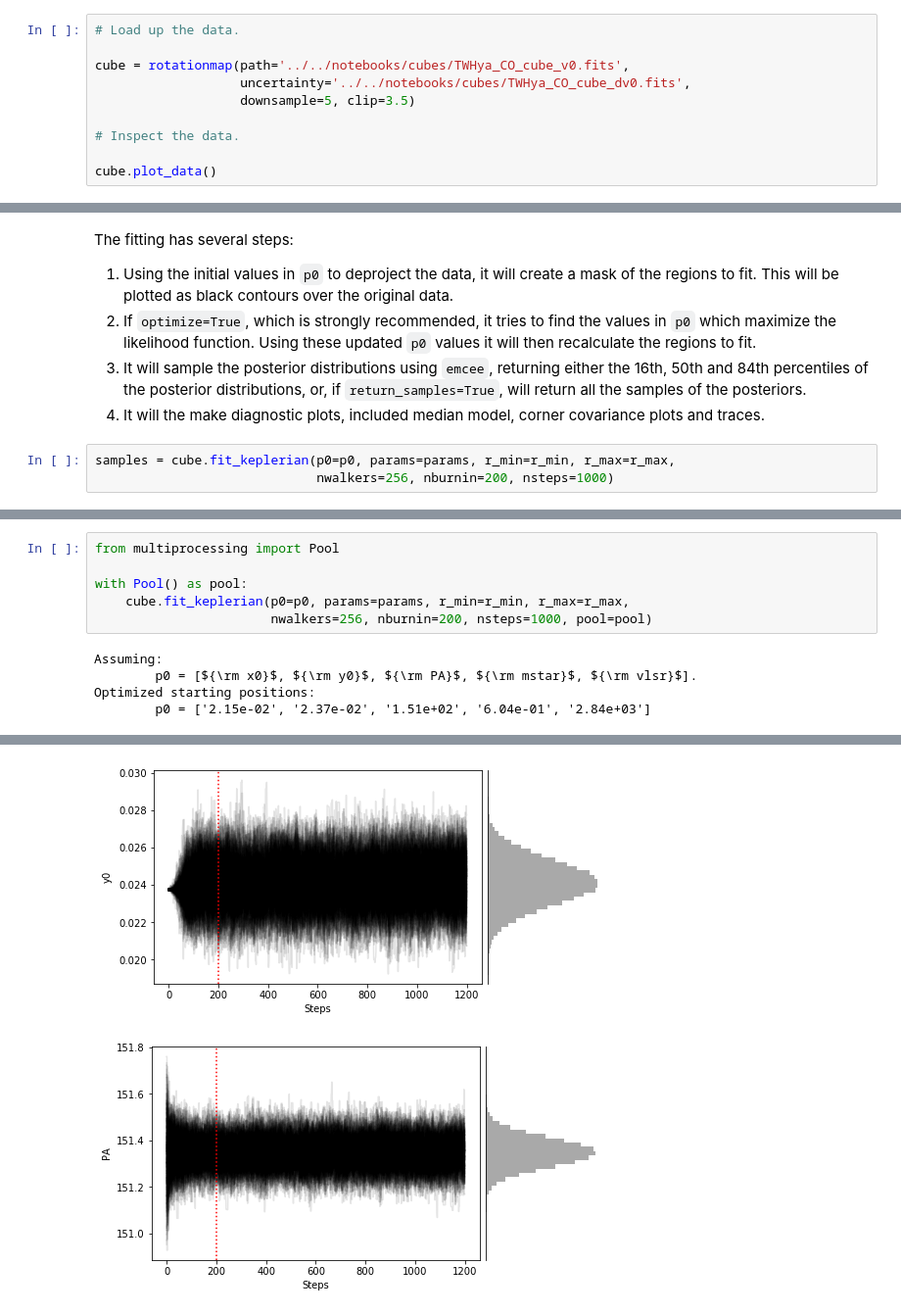
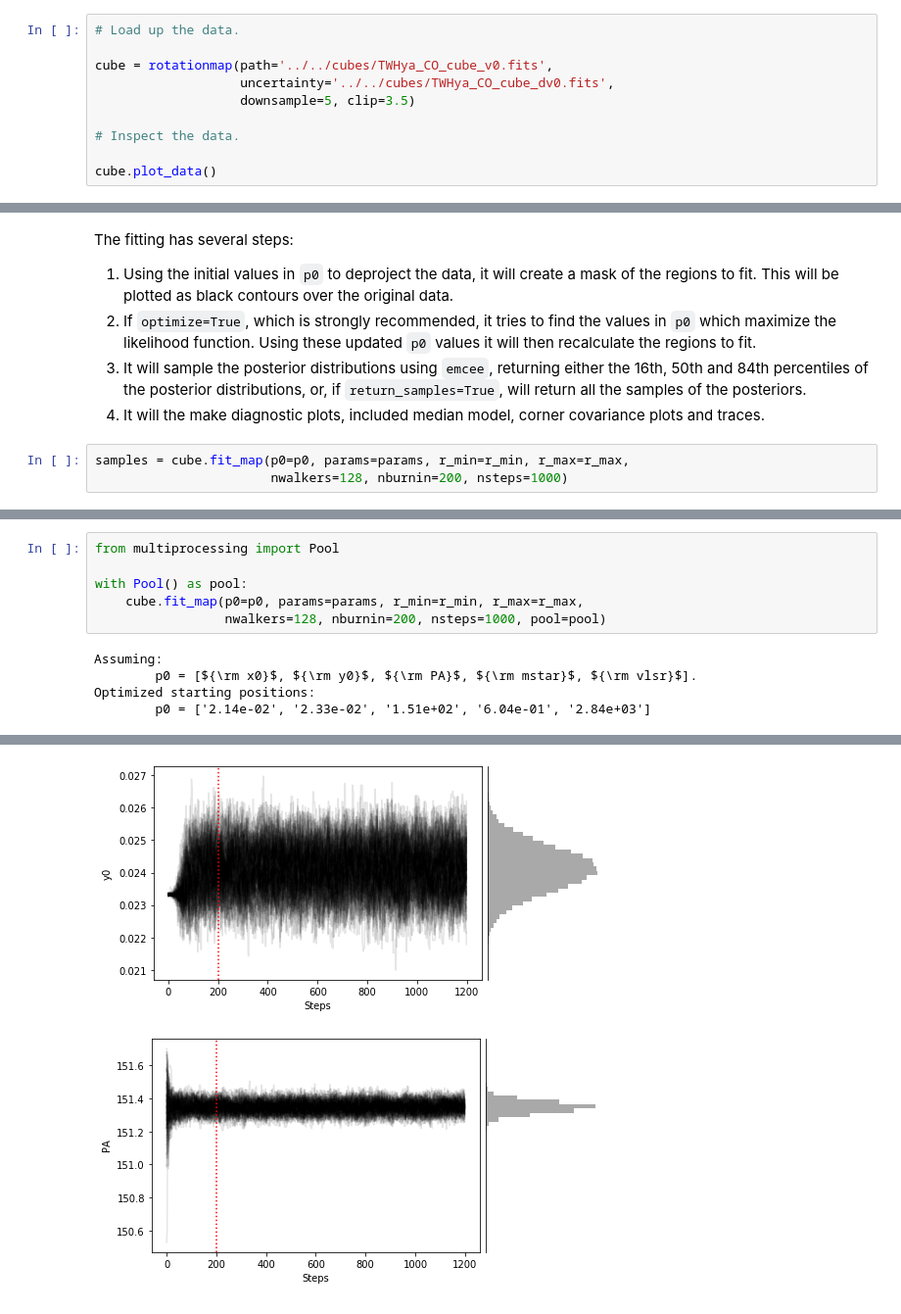
Before and after one commit to richteague/eddy, a Jupyter notebook: docs/tutorials/fitcube_1.ipynb, the cells around one changed output, grey strips where cells are left out. Shown at 98% size. Drawn from its saved outputs; the diff is of its cells as text.

```diff
--- a/docs/tutorials/fitcube_1.ipynb
+++ b/docs/tutorials/fitcube_1.ipynb
@@ -26,8 +26,8 @@ Using the `clip` argument we have also clipped the cube down to the region of in
 # %%
 # Load up the data.
 
-cube = rotationmap(path='../../notebooks/cubes/TWHya_CO_cube_v0.fits',
-                   uncertainty='../../notebooks/cubes/TWHya_CO_cube_dv0.fits',
+cube = rotationmap(path='../../cubes/TWHya_CO_cube_v0.fits',
+                   uncertainty='../../cubes/TWHya_CO_cube_dv0.fits',
                    downsample=5, clip=3.5)
 
 # Inspect the data.
@@ -84,8 +84,8 @@ The fitting has several steps:
 3. It will sample the posterior distributions using `emcee`, returning either the 16th, 50th and 84th percentiles of the posterior distributions, or, if `return_samples=True`, will return all the samples of the posteriors.
 4. It will the make diagnostic plots, included median model, corner covariance plots and traces.
 # %%
-samples = cube.fit_keplerian(p0=p0, params=params, r_min=r_min, r_max=r_max,
-                             nwalkers=256, nburnin=200, nsteps=1000)
+samples = cube.fit_map(p0=p0, params=params, r_min=r_min, r_max=r_max,
+                       nwalkers=128, nburnin=200, nsteps=1000)
 # %% [output]
 Assuming:
         p0 = [${\rm x0}$, ${\rm y0}$, ${\rm PA}$, ${\rm mstar}$, ${\rm vlsr}$].
@@ -108,10 +110,10 @@ It's sometimes useful to parallelize the fitting. We can implement a naive appro
 from multiprocessing import Pool
 
 with Pool() as pool:
-    cube.fit_keplerian(p0=p0, params=params, r_min=r_min, r_max=r_max,
-                       nwalkers=256, nburnin=200, nsteps=1000, pool=pool)
+    cube.fit_map(p0=p0, params=params, r_min=r_min, r_max=r_max,
+                 nwalkers=128, nburnin=200, nsteps=1000, pool=pool)
 # %% [output]
 Assuming:
         p0 = [${\rm x0}$, ${\rm y0}$, ${\rm PA}$, ${\rm mstar}$, ${\rm vlsr}$].
 Optimized starting positions:
-        p0 = ['2.15e-02', '2.37e-02', '1.51e+02', '6.04e-01', '2.84e+03']
+        p0 = ['2.14e-02', '2.33e-02', '1.51e+02', '6.04e-01', '2.84e+03']
@@ -120,2 +122,2 @@ Optimized starting positions:
-[figure, old version]
+[figure, new version]
-[figure, old version]
+[figure, new version]
```
Also changed, not shown: parts of 12 cells of this notebook, 6 other files.
